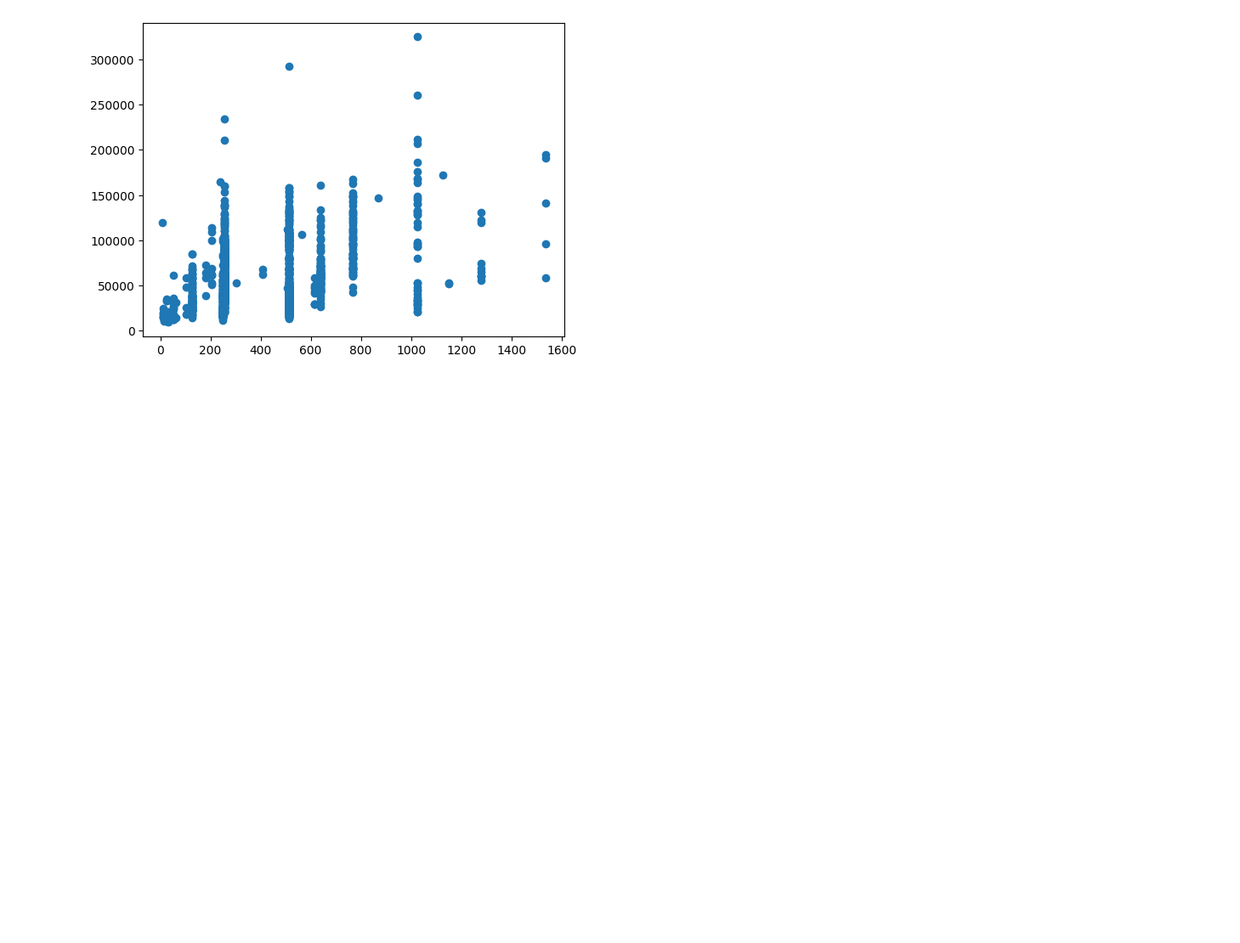
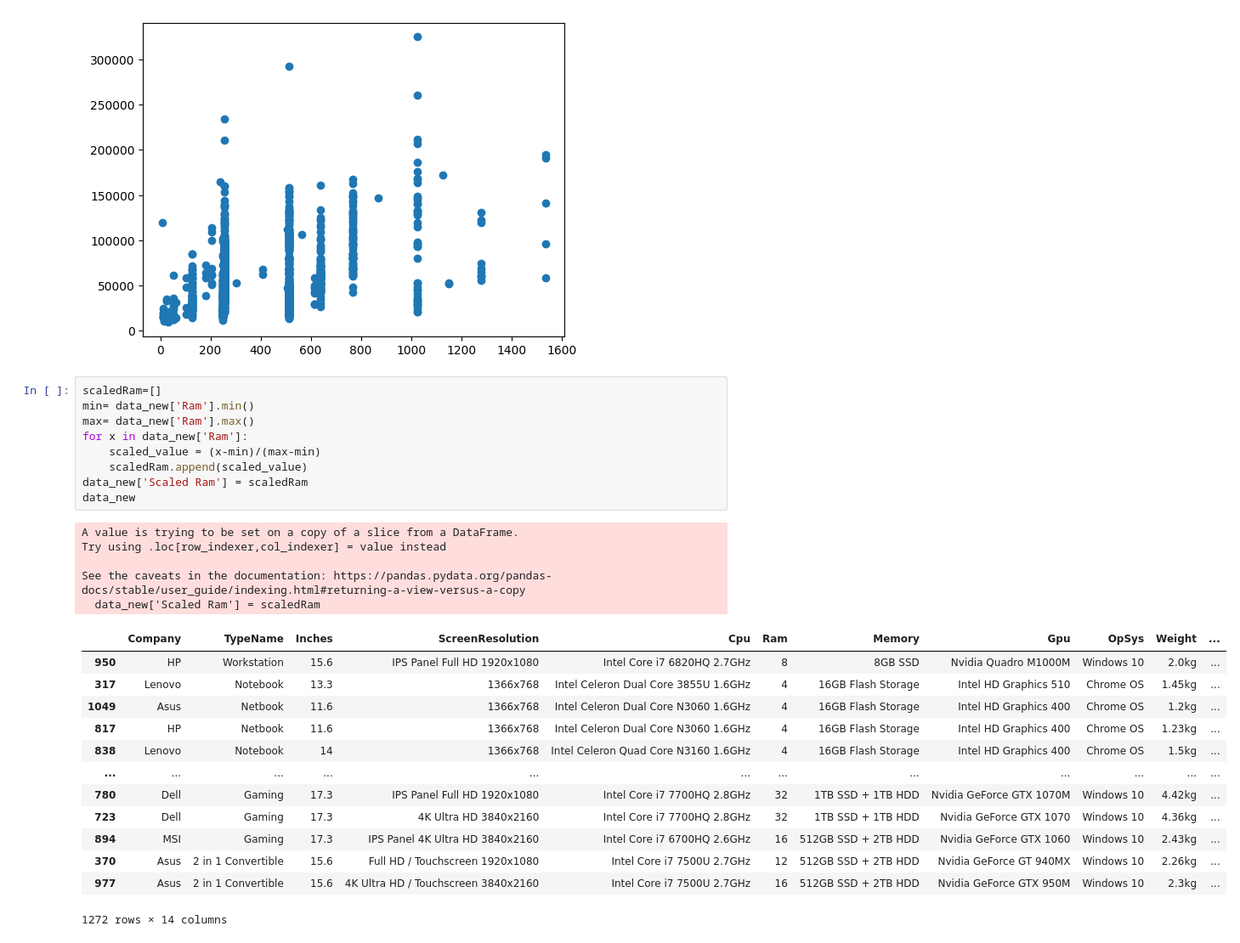
Before and after one commit to GaddamJhushiketh/project, a Jupyter notebook: Laptop_Price_ Analysis_project/Laptop_Price_ Analysis.ipynb, the cells around one changed output. Shown: that part at 85% size. Drawn from its saved outputs; the diff is of its cells as text; blank space fills up the shorter version.

```diff
--- a/Laptop_Price_ Analysis_project/Laptop_Price_ Analysis.ipynb
+++ b/Laptop_Price_ Analysis_project/Laptop_Price_ Analysis.ipynb
@@ -503,3 +503,31 @@ plt.scatter(data_new['Weighted Storage'],data_new['Price'])
 plt.show()
 # %% [output]
 [figure]
+# %%
+scaledRam=[]
+min= data_new['Ram'].min()
+max= data_new['Ram'].max()
+for x in data_new['Ram']:
+    scaled_value = (x-min)/(max-min)
+    scaledRam.append(scaled_value)
+data_new['Scaled Ram'] = scaledRam
+data_new
+# %% [output]
+A value is trying to be set on a copy of a slice from a DataFrame.
+Try using .loc[row_indexer,col_indexer] = value instead
+
+See the caveats in the documentation: https://pandas.pydata.org/pandas-docs/stable/user_guide/indexing.html#returning-a-view-versus-a-copy
+  data_new['Scaled Ram'] = scaledRam
+|  | Company | TypeName | Inches | ScreenResolution | Cpu | Ram | Memory | Gpu | OpSys | Weight | ... |
+| 950 | HP | Workstation | 15.6 | IPS Panel Full HD 1920x1080 | Intel Core i7 6820HQ 2.7GHz | 8 | 8GB SSD | Nvidia Quadro M1000M | Windows 10 | 2.0kg | ... |
+| 317 | Lenovo | Notebook | 13.3 | 1366x768 | Intel Celeron Dual Core 3855U 1.6GHz | 4 | 16GB Flash Storage | Intel HD Graphics 510 | Chrome OS | 1.45kg | ... |
+| 1049 | Asus | Netbook | 11.6 | 1366x768 | Intel Celeron Dual Core N3060 1.6GHz | 4 | 16GB Flash Storage | Intel HD Graphics 400 | Chrome OS | 1.2kg | ... |
+| 817 | HP | Netbook | 11.6 | 1366x768 | Intel Celeron Dual Core N3060 1.6GHz | 4 | 16GB Flash Storage | Intel HD Graphics 400 | Chrome OS | 1.23kg | ... |
+| 838 | Lenovo | Notebook | 14 | 1366x768 | Intel Celeron Quad Core N3160 1.6GHz | 4 | 16GB Flash Storage | Intel HD Graphics 400 | Chrome OS | 1.5kg | ... |
+| ... | ... | ... | ... | ... | ... | ... | ... | ... | ... | ... | ... |
+| 780 | Dell | Gaming | 17.3 | IPS Panel Full HD 1920x1080 | Intel Core i7 7700HQ 2.8GHz | 32 | 1TB SSD + 1TB HDD | Nvidia GeForce GTX 1070M | Windows 10 | 4.42kg | ... |
+| 723 | Dell | Gaming | 17.3 | 4K Ultra HD 3840x2160 | Intel Core i7 7700HQ 2.8GHz | 32 | 1TB SSD + 1TB HDD | Nvidia GeForce GTX 1070 | Windows 10 | 4.36kg | ... |
+| 894 | MSI | Gaming | 17.3 | IPS Panel 4K Ultra HD 3840x2160 | Intel Core i7 6700HQ 2.6GHz | 16 | 512GB SSD + 2TB HDD | Nvidia GeForce GTX 1060 | Windows 10 | 2.43kg | ... |
+| 370 | Asus | 2 in 1 Convertible | 15.6 | Full HD / Touchscreen 1920x1080 | Intel Core i7 7500U 2.7GHz | 12 | 512GB SSD + 2TB HDD | Nvidia GeForce GT 940MX | Windows 10 | 2.26kg | ... |
+| 977 | Asus | 2 in 1 Convertible | 15.6 | 4K Ultra HD / Touchscreen 3840x2160 | Intel Core i7 7500U 2.7GHz | 16 | 512GB SSD + 2TB HDD | Nvidia GeForce GTX 950M | Windows 10 | 2.3kg | ... |
+1272 rows × 14 columns
```
Also changed, not shown: parts of 5 cells of this notebook.
